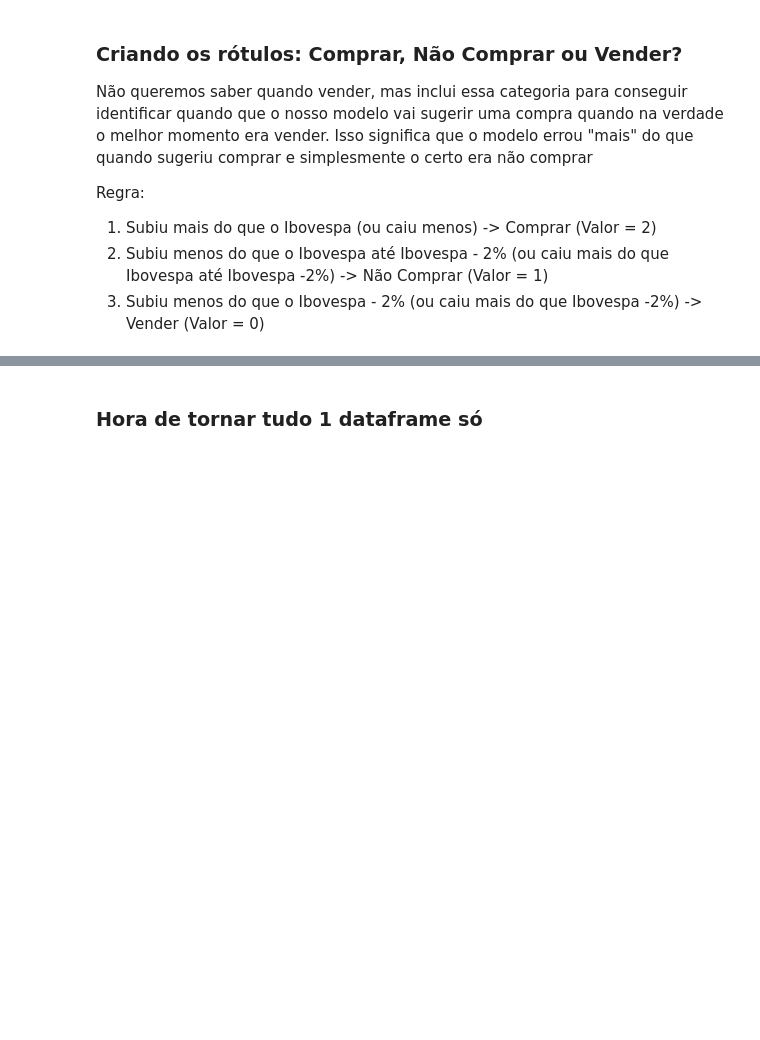
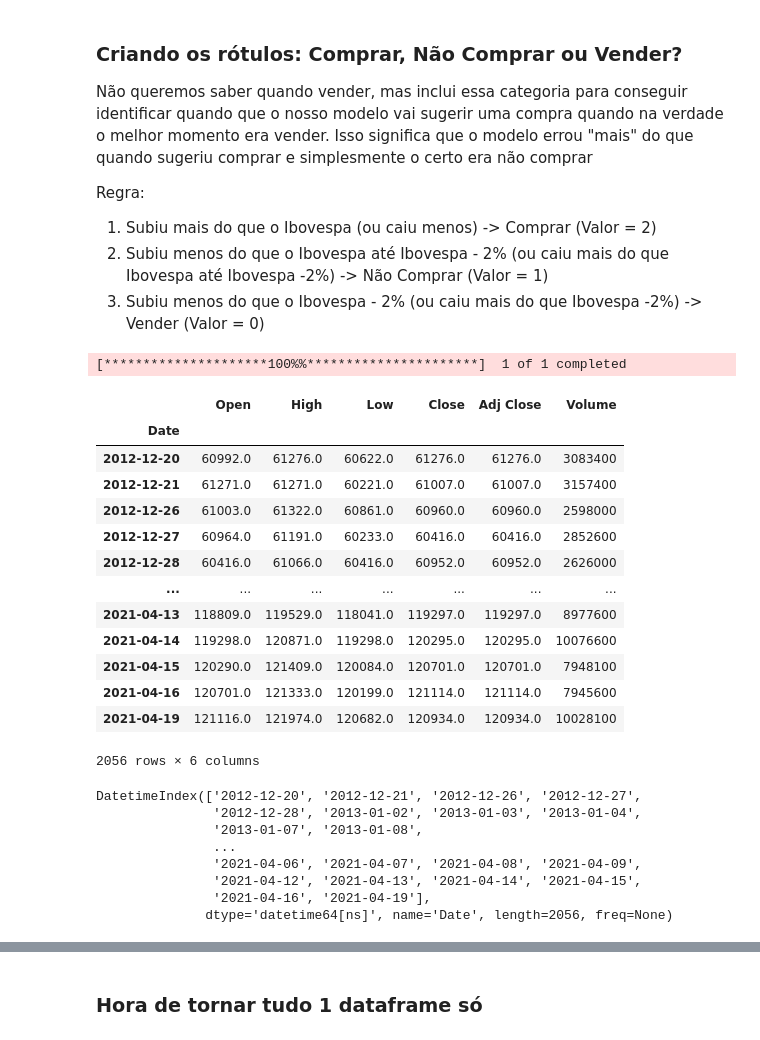
Before and after one commit to danmtsu/IA_actions, a Jupyter notebook: Projeto_ia_carteira.ipynb, the cells around one changed output, grey strips where cells are left out. Saved outputs shown, nothing was run; the diff lists cells and outputs as text; code cells hidden in the pictures; blank space fills up the shorter version.

```diff
--- a/Projeto_ia_carteira.ipynb
+++ b/Projeto_ia_carteira.ipynb
@@ -308,3 +308,40 @@ Regra:
 1. Subiu mais do que o Ibovespa (ou caiu menos) -> Comprar (Valor = 2)
 2. Subiu menos do que o Ibovespa até Ibovespa - 2% (ou caiu mais do que Ibovespa até Ibovespa -2%) -> Não Comprar (Valor = 1)
 3. Subiu menos do que o Ibovespa - 2% (ou caiu mais do que Ibovespa -2%) -> Vender (Valor = 0)
+# %%
+import yfinance as yf
+import numpy as np
+
+data_inicial = "2012-12-20"
+data_final = "2021-04-20"
+
+df_ibov = yf.download('^BVSP', start=data_inicial, end=data_final)
+df_ibov.index = pd.to_datetime(df_ibov.index)
+
+
+display(df_ibov)
+print(df_ibov.index)
+# %% [output]
+[*********************100%%**********************]  1 of 1 completed
+|  | Open | High | Low | Close | Adj Close | Volume |
+| Date |  |  |  |  |  |  |
+| 2012-12-20 | 60992.0 | 61276.0 | 60622.0 | 61276.0 | 61276.0 | 3083400 |
+| 2012-12-21 | 61271.0 | 61271.0 | 60221.0 | 61007.0 | 61007.0 | 3157400 |
+| 2012-12-26 | 61003.0 | 61322.0 | 60861.0 | 60960.0 | 60960.0 | 2598000 |
+| 2012-12-27 | 60964.0 | 61191.0 | 60233.0 | 60416.0 | 60416.0 | 2852600 |
+| 2012-12-28 | 60416.0 | 61066.0 | 60416.0 | 60952.0 | 60952.0 | 2626000 |
+| ... | ... | ... | ... | ... | ... | ... |
+| 2021-04-13 | 118809.0 | 119529.0 | 118041.0 | 119297.0 | 119297.0 | 8977600 |
+| 2021-04-14 | 119298.0 | 120871.0 | 119298.0 | 120295.0 | 120295.0 | 10076600 |
+| 2021-04-15 | 120290.0 | 121409.0 | 120084.0 | 120701.0 | 120701.0 | 7948100 |
+| 2021-04-16 | 120701.0 | 121333.0 | 120199.0 | 121114.0 | 121114.0 | 7945600 |
+| 2021-04-19 | 121116.0 | 121974.0 | 120682.0 | 120934.0 | 120934.0 | 10028100 |
+2056 rows × 6 columns
+DatetimeIndex(['2012-12-20', '2012-12-21', '2012-12-26', '2012-12-27',
+               '2012-12-28', '2013-01-02', '2013-01-03', '2013-01-04',
+               '2013-01-07', '2013-01-08',
+               ...
+               '2021-04-06', '2021-04-07', '2021-04-08', '2021-04-09',
+               '2021-04-12', '2021-04-13', '2021-04-14', '2021-04-15',
+               '2021-04-16', '2021-04-19'],
+              dtype='datetime64[ns]', name='Date', length=2056, freq=None)
```
Also changed, not shown: parts of 4 cells of this notebook.
